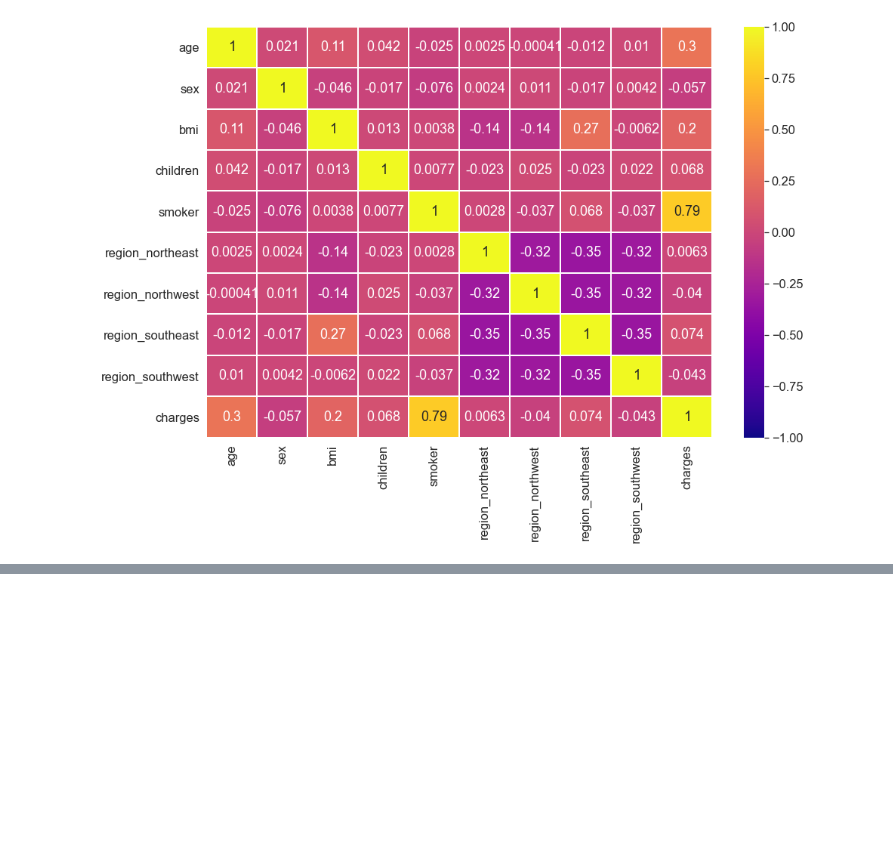
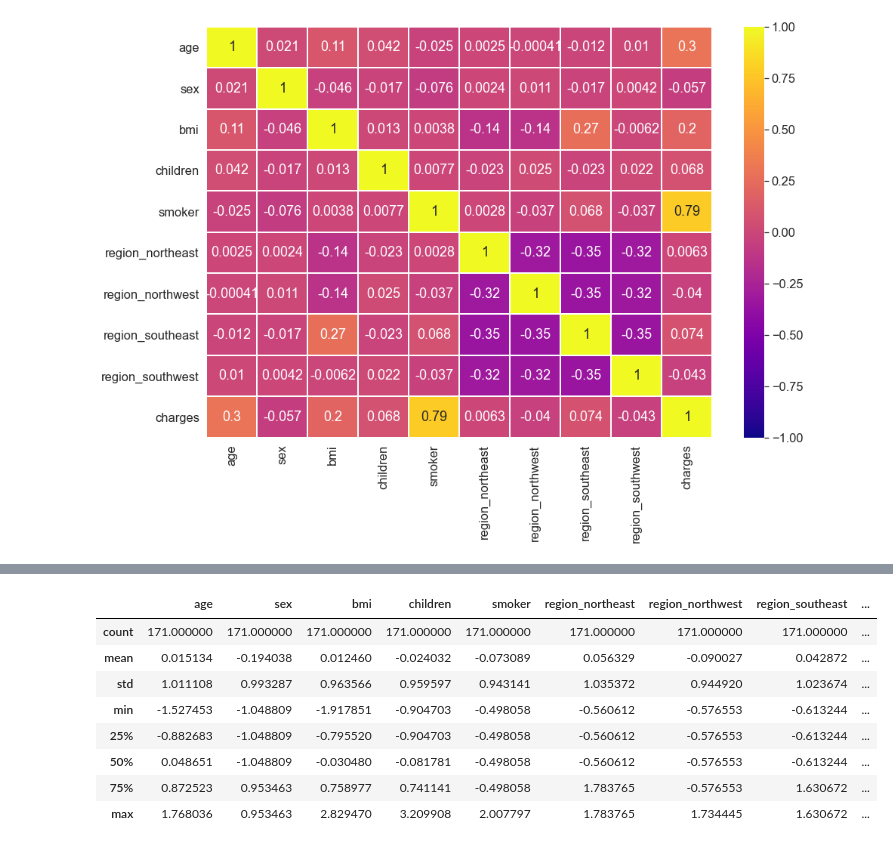
Before and after one commit to SantiAA/RN_TP2, a Jupyter notebook: src/EJ2/linear_regresion.ipynb, the cells around one changed output, grey strips where cells are left out. Saved outputs shown, nothing was run; the diff lists cells and outputs as text; code cells hidden in the pictures; blank space fills up the shorter version.

```diff
--- a/src/EJ2/linear_regresion.ipynb
+++ b/src/EJ2/linear_regresion.ipynb
@@ -146,0 +231,14 @@ Wall time: 5.89 s
+# %%
+x_train_n_all, norm2 = normalize(x_train, [], None)
+x_valid_n_all, norm2 = normalize(x_valid, [], norm2)
+x_valid_n_all.describe()
+# %% [output]
+|  | age | sex | bmi | children | smoker | region_northeast | region_northwest | region_southeast | ... |
+| count | 171.000000 | 171.000000 | 171.000000 | 171.000000 | 171.000000 | 171.000000 | 171.000000 | 171.000000 | ... |
+| mean | 0.015134 | -0.194038 | 0.012460 | -0.024032 | -0.073089 | 0.056329 | -0.090027 | 0.042872 | ... |
+| std | 1.011108 | 0.993287 | 0.963566 | 0.959597 | 0.943141 | 1.035372 | 0.944920 | 1.023674 | ... |
+| min | -1.527453 | -1.048809 | -1.917851 | -0.904703 | -0.498058 | -0.560612 | -0.576553 | -0.613244 | ... |
+| 25% | -0.882683 | -1.048809 | -0.795520 | -0.904703 | -0.498058 | -0.560612 | -0.576553 | -0.613244 | ... |
+| 50% | 0.048651 | -1.048809 | -0.030480 | -0.081781 | -0.498058 | -0.560612 | -0.576553 | -0.613244 | ... |
+| 75% | 0.872523 | 0.953463 | 0.758977 | 0.741141 | -0.498058 | 1.783765 | -0.576553 | 1.630672 | ... |
+| max | 1.768036 | 0.953463 | 2.829470 | 3.209908 | 2.007797 | 1.783765 | 1.734445 | 1.630672 | ... |
```
Also changed, not shown: parts of 48 cells of this notebook.
